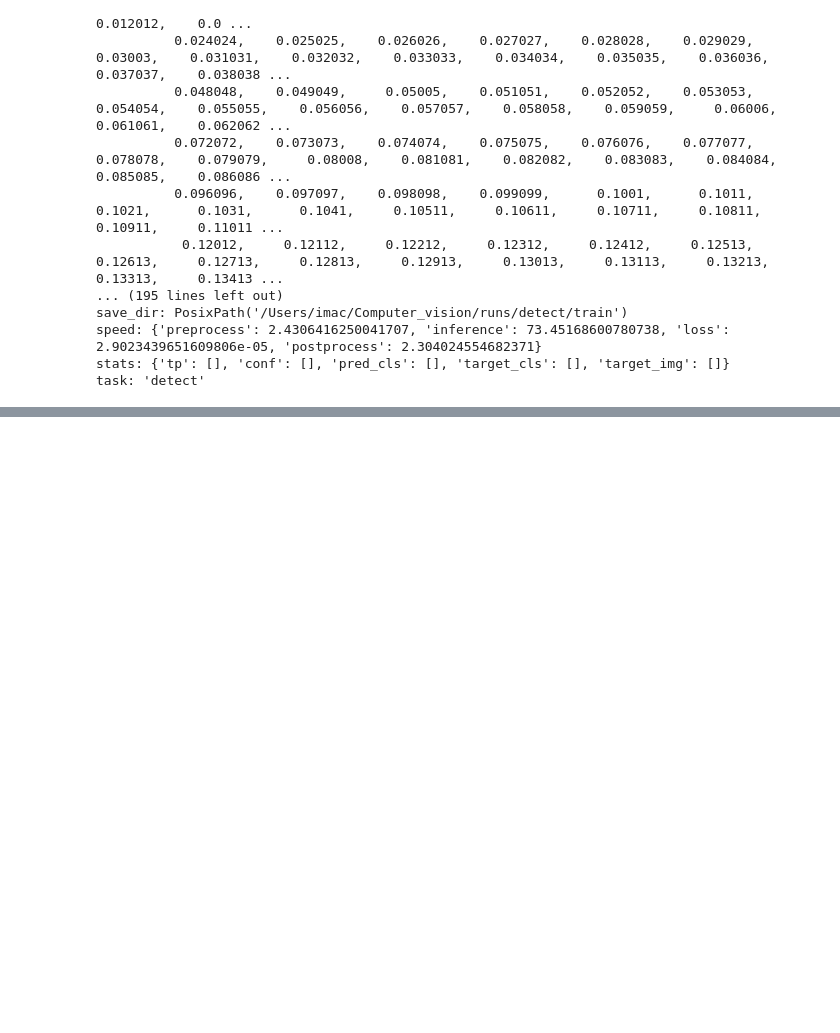
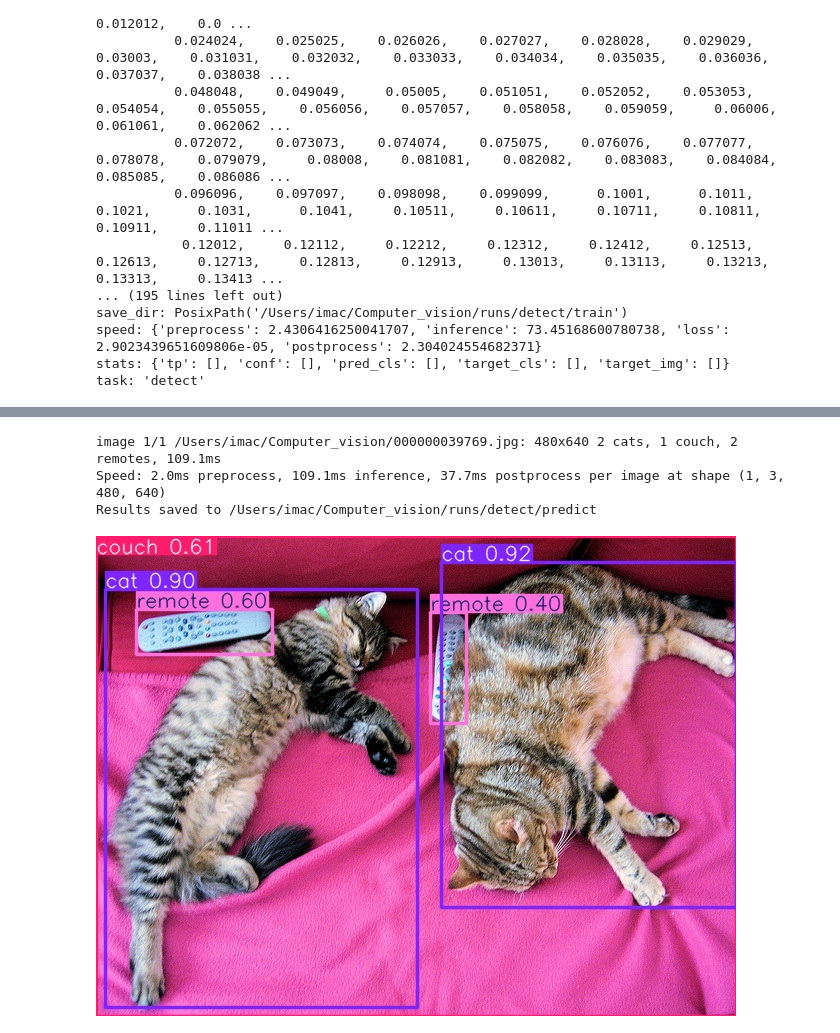
Before and after one commit to shovo896/Computer_vision, a Jupyter notebook: YOLO.ipynb, the cells around one changed output, grey strips where cells are left out. Drawn from its saved outputs; the diff is of its cells as text; code cells hidden in the pictures; blank space fills up the shorter version.

```diff
--- a/YOLO.ipynb
+++ b/YOLO.ipynb
@@ -90,0 +103,15 @@ val: Scanning /Users/imac/Computer_vision/datasets/coco128/labels/train2017.cach
+# %%
+results=model.predict(
+    source="http://images.cocodataset.org/val2017/000000039769.jpg",
+    conf=0.25,
+    save=True
+)
+# %% [output]
+image 1/1 /Users/imac/Computer_vision/000000039769.jpg: 480x640 2 cats, 1 couch, 2 remotes, 109.1ms
+Speed: 2.0ms preprocess, 109.1ms inference, 37.7ms postprocess per image at shape (1, 3, 480, 640)
+Results saved to /Users/imac/Computer_vision/runs/detect/predict
+# %%
+from IPython.display import Image
+Image(filename="runs/detect/predict/000000039769.jpg")
+# %% [output]
+[figure, added]
```
Also changed, not shown: parts of 1 cell of this notebook, 1 other file.
